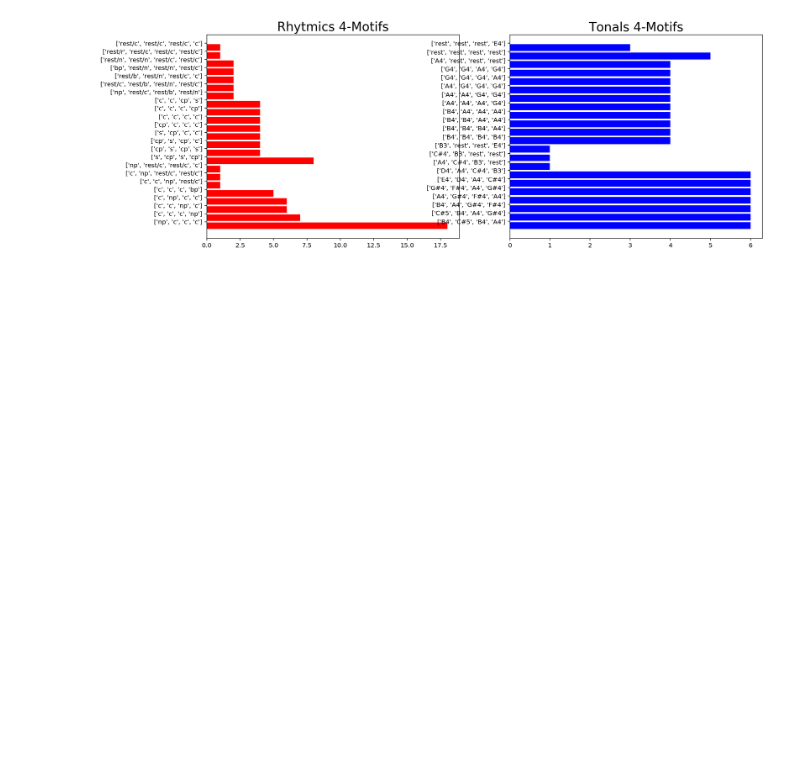
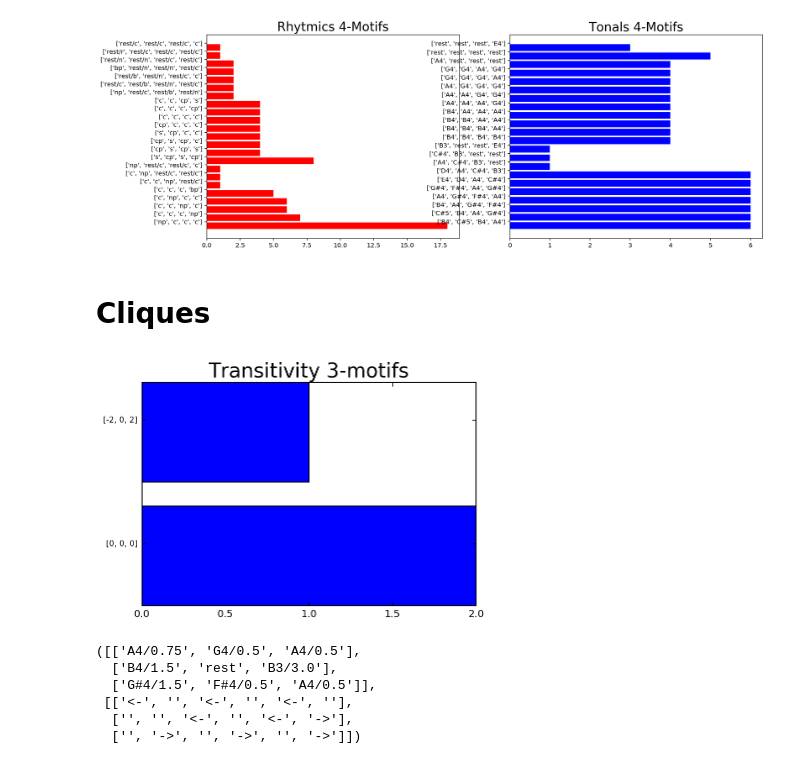
Before and after one commit to Redes2018/TP_esp, a Jupyter notebook: analisis.ipynb, the cells around one changed output. Cells and saved outputs as stored; diff of their text form; code cells hidden in the pictures; blank space fills up the shorter version.

```diff
--- a/analisis.ipynb
+++ b/analisis.ipynb
@@ -115,3 +121,17 @@ motivo2, frec2 = f_motifs_tonal(cancion,length)
 Parte seleccionada: Voice
 Parte seleccionada: Voice
 [figure]
+# %% [markdown]
+# Cliques
+# %%
+G_m = f_xml2graph(cancion,0)
+G_r = f_xml2graph(cancion,modelo='ritmo')
+f_transitivity_motifs(G_m)
+# %% [output]
+[figure, added]
+([['A4/0.75', 'G4/0.5', 'A4/0.5'],
+  ['B4/1.5', 'rest', 'B3/3.0'],
+  ['G#4/1.5', 'F#4/0.5', 'A4/0.5']],
+ [['<-', '', '<-', '', '<-', ''],
+  ['', '', '<-', '', '<-', '->'],
+  ['', '->', '', '->', '', '->']])
```
Also changed, not shown: parts of 5 cells of this notebook.
